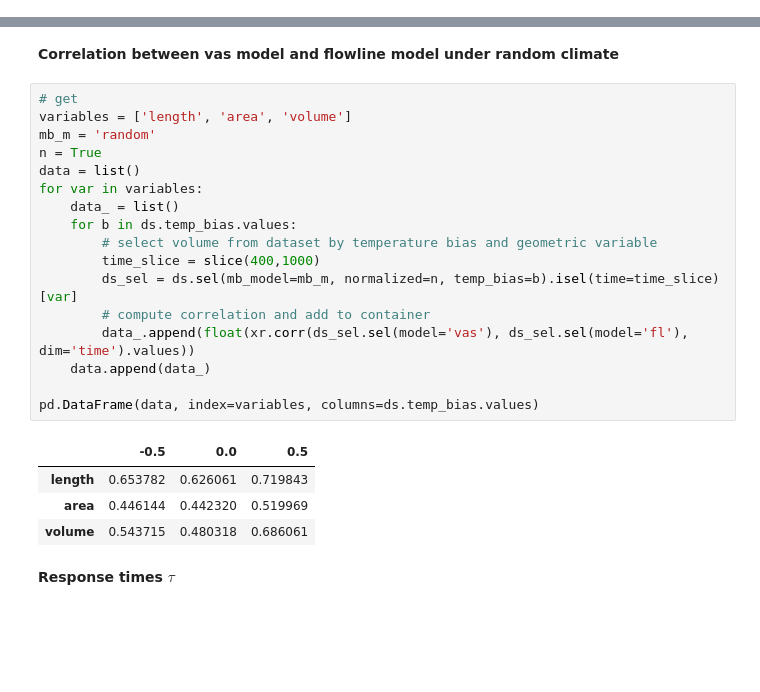
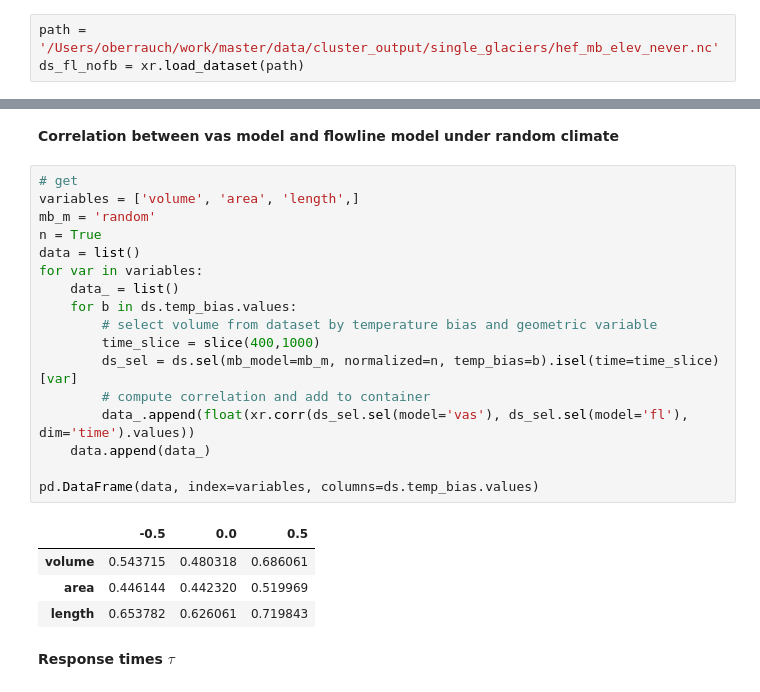
Before and after one commit to oberrauch/vascaling, a Jupyter notebook: notebooks/plot_both_climate_scenarios.ipynb, the cells around one changed output, grey strips where cells are left out. Drawn from its saved outputs; the diff is of its cells as text; blank space fills up the shorter version.

```diff
--- a/notebooks/plot_both_climate_scenarios.ipynb
+++ b/notebooks/plot_both_climate_scenarios.ipynb
@@ -21,3 +21,6 @@ var = 'volume'
 title=''
 suptitle=''
 xlim=[0,1e3]
+# %%
+path = '/Users/oberrauch/work/master/data/cluster_output/single_glaciers/hef_mb_elev_never.nc'
+ds_fl_nofb = xr.load_dataset(path)
@@ -332,26 +403,26 @@ ds = ds.sel(rgi_id='RGI60-11.00897')
 **Correlation between vas model and flowline model under random climate**
 # %%
 # get
-variables = ['length', 'area', 'volume']
+variables = ['volume', 'area', 'length',]
 mb_m = 'random'
 n = True
 data = list()
 for var in variables:
     data_ = list()
     for b in ds.temp_bias.values:
         # select volume from dataset by temperature bias and geometric variable
         time_slice = slice(400,1000)
         ds_sel = ds.sel(mb_model=mb_m, normalized=n, temp_bias=b).isel(time=time_slice)[var]
         # compute correlation and add to container
         data_.append(float(xr.corr(ds_sel.sel(model='vas'), ds_sel.sel(model='fl'), dim='time').values))
     data.append(data_)
 
 pd.DataFrame(data, index=variables, columns=ds.temp_bias.values)
 # %% [output]
 |  | -0.5 | 0.0 | 0.5 |
+| volume | 0.543715 | 0.480318 | 0.686061 |
+| area | 0.446144 | 0.442320 | 0.519969 |
 | length | 0.653782 | 0.626061 | 0.719843 |
-| area | 0.446144 | 0.442320 | 0.519969 |
-| volume | 0.543715 | 0.480318 | 0.686061 |
 # %% [markdown]
 **Response times $\tau$**
 # %%
```
Also changed, not shown: parts of 9 cells of this notebook, 29 other files.
